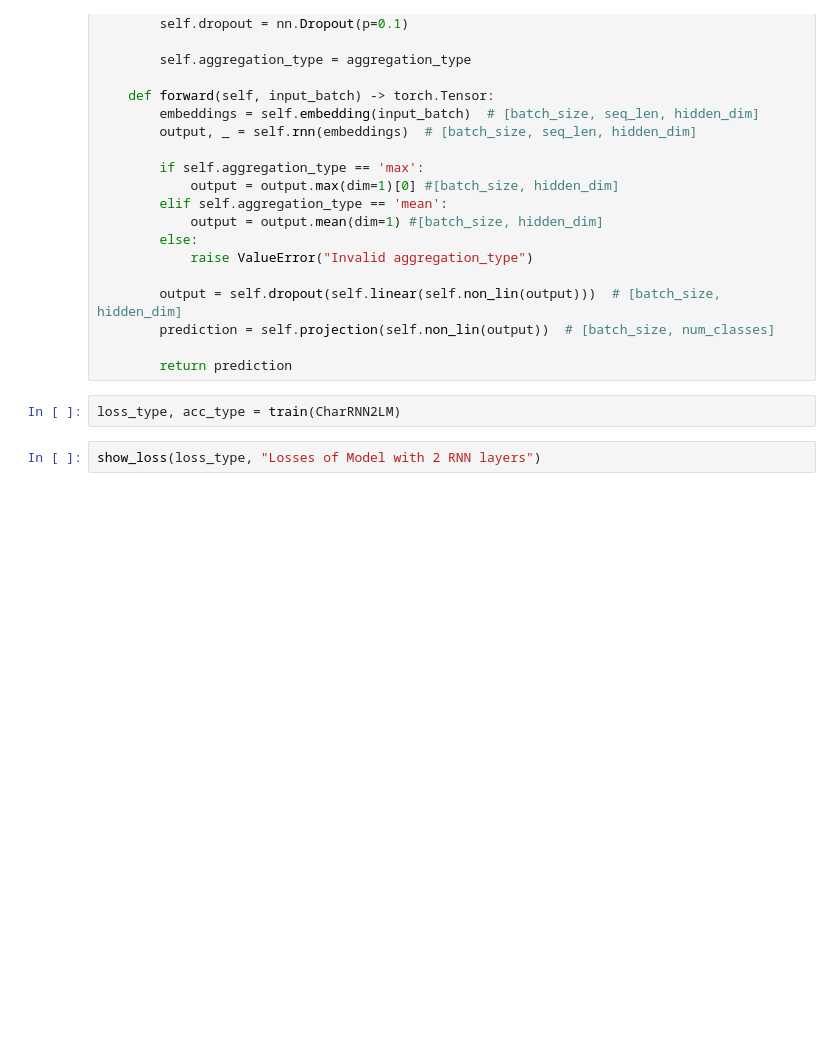
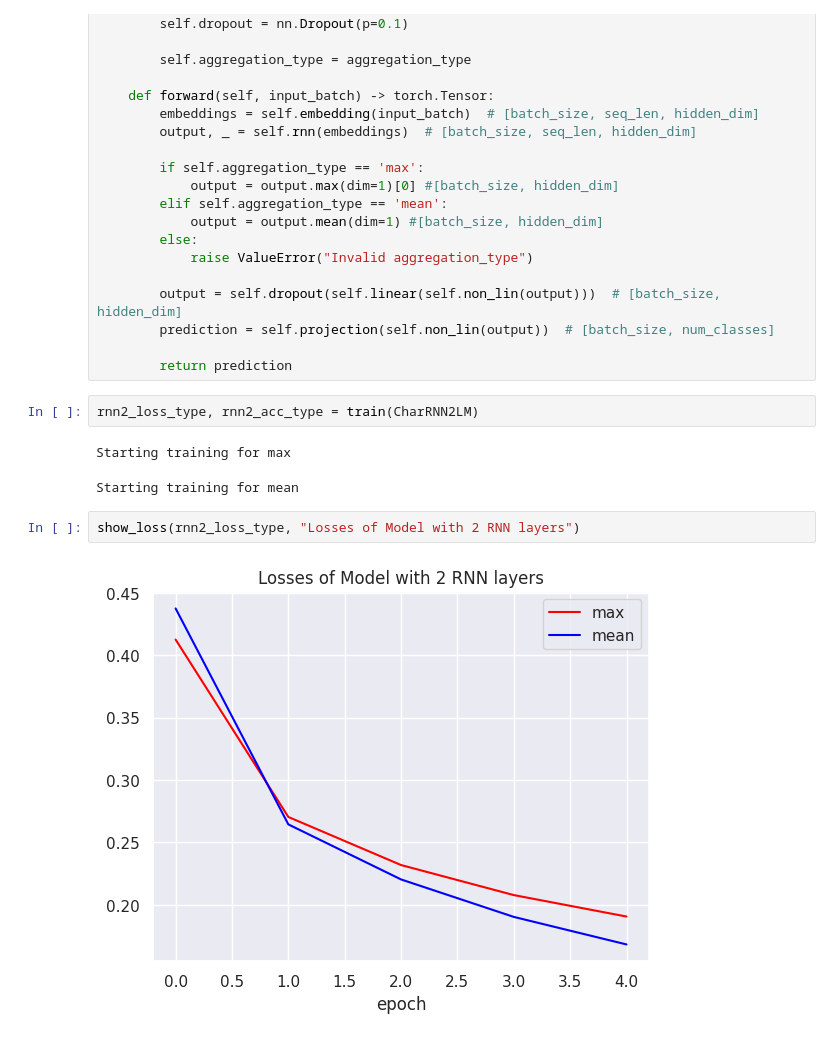
Before and after one commit to 2813/dls-homework, a Jupyter notebook: hw_text_classification.ipynb, the cells around one changed output. Cells and saved outputs as stored; diff of their text form; blank space fills up the shorter version.

```diff
--- a/hw_text_classification.ipynb
+++ b/hw_text_classification.ipynb
@@ -423,7 +423,12 @@ class CharRNN2LM(nn.Module):
 
         return prediction
 # %%
-loss_type, acc_type = train(CharRNN2LM)
+rnn2_loss_type, rnn2_acc_type = train(CharRNN2LM)
+# %% [output]
+Starting training for max
+Starting training for mean
 # %%
-show_loss(loss_type, "Losses of Model with 2 RNN layers")
+show_loss(rnn2_loss_type, "Losses of Model with 2 RNN layers")
+# %% [output]
+[figure, added]
 # %%
```
Also changed, not shown: parts of 7 cells of this notebook.
